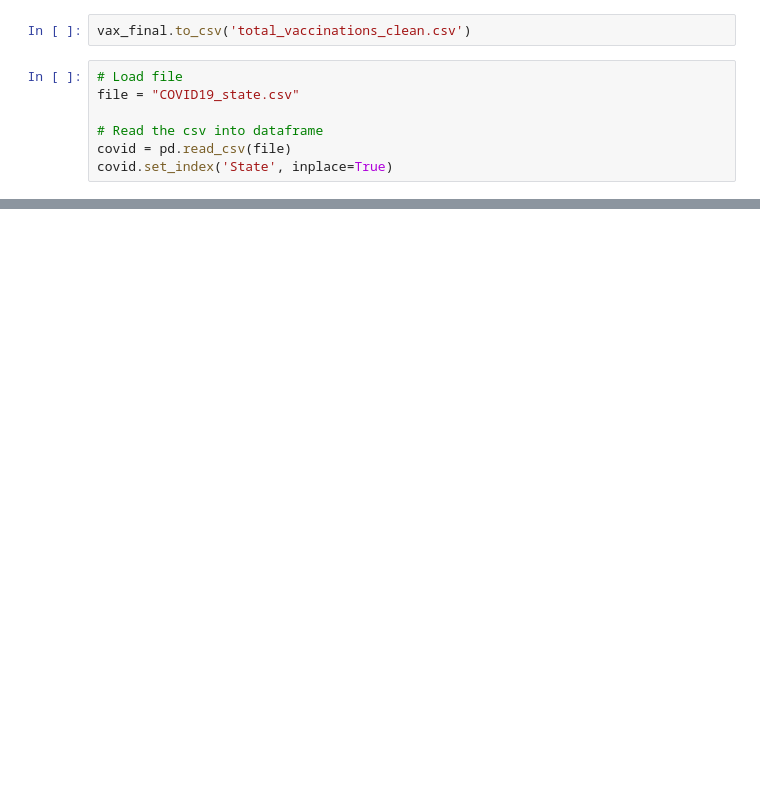
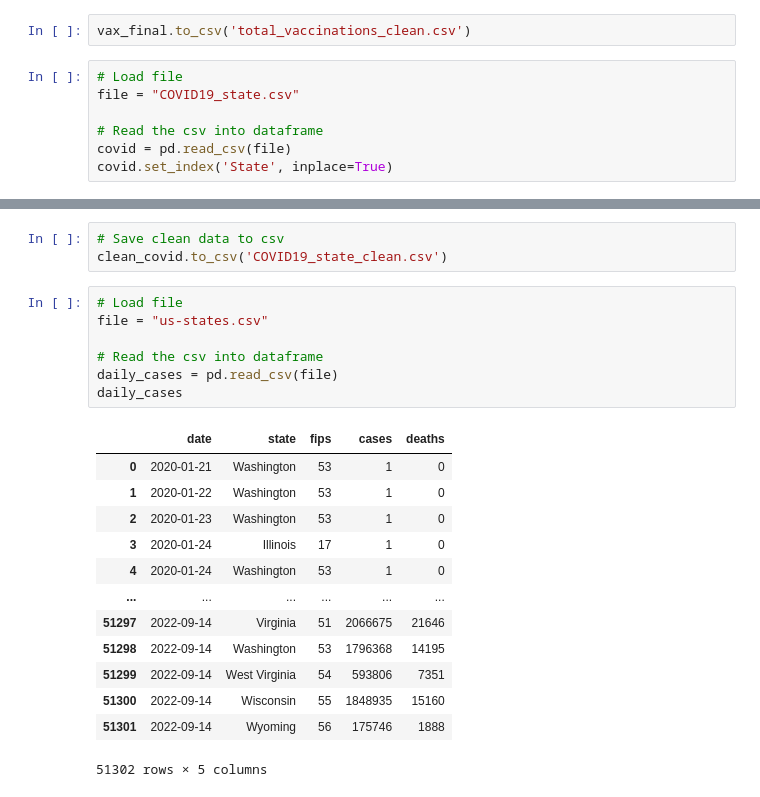
Before and after one commit to Sdcantwell3/Covid_deaths_pop_density, a Jupyter notebook: data_cleaning.ipynb, the cells around one changed output, grey strips where cells are left out. Saved outputs shown, nothing was run; the diff lists cells and outputs as text; blank space fills up the shorter version.

Commit message:
cleaned 3 datasets

```diff
--- a/data_cleaning.ipynb
+++ b/data_cleaning.ipynb
@@ -40,0 +171,24 @@ clean_covid.to_csv('COVID19_state_clean.csv')
+# %%
+# Save clean data to csv
+clean_covid.to_csv('COVID19_state_clean.csv')
+# %%
+# Load file
+file = "us-states.csv"
+
+# Read the csv into dataframe
+daily_cases = pd.read_csv(file)
+daily_cases
+# %% [output]
+|  | date | state | fips | cases | deaths |
+| 0 | 2020-01-21 | Washington | 53 | 1 | 0 |
+| 1 | 2020-01-22 | Washington | 53 | 1 | 0 |
+| 2 | 2020-01-23 | Washington | 53 | 1 | 0 |
+| 3 | 2020-01-24 | Illinois | 17 | 1 | 0 |
+| 4 | 2020-01-24 | Washington | 53 | 1 | 0 |
+| ... | ... | ... | ... | ... | ... |
+| 51297 | 2022-09-14 | Virginia | 51 | 2066675 | 21646 |
+| 51298 | 2022-09-14 | Washington | 53 | 1796368 | 14195 |
+| 51299 | 2022-09-14 | West Virginia | 54 | 593806 | 7351 |
+| 51300 | 2022-09-14 | Wisconsin | 55 | 1848935 | 15160 |
+| 51301 | 2022-09-14 | Wyoming | 56 | 175746 | 1888 |
+51302 rows × 5 columns
```
Also changed, not shown: parts of 11 cells of this notebook, 1 other file.
